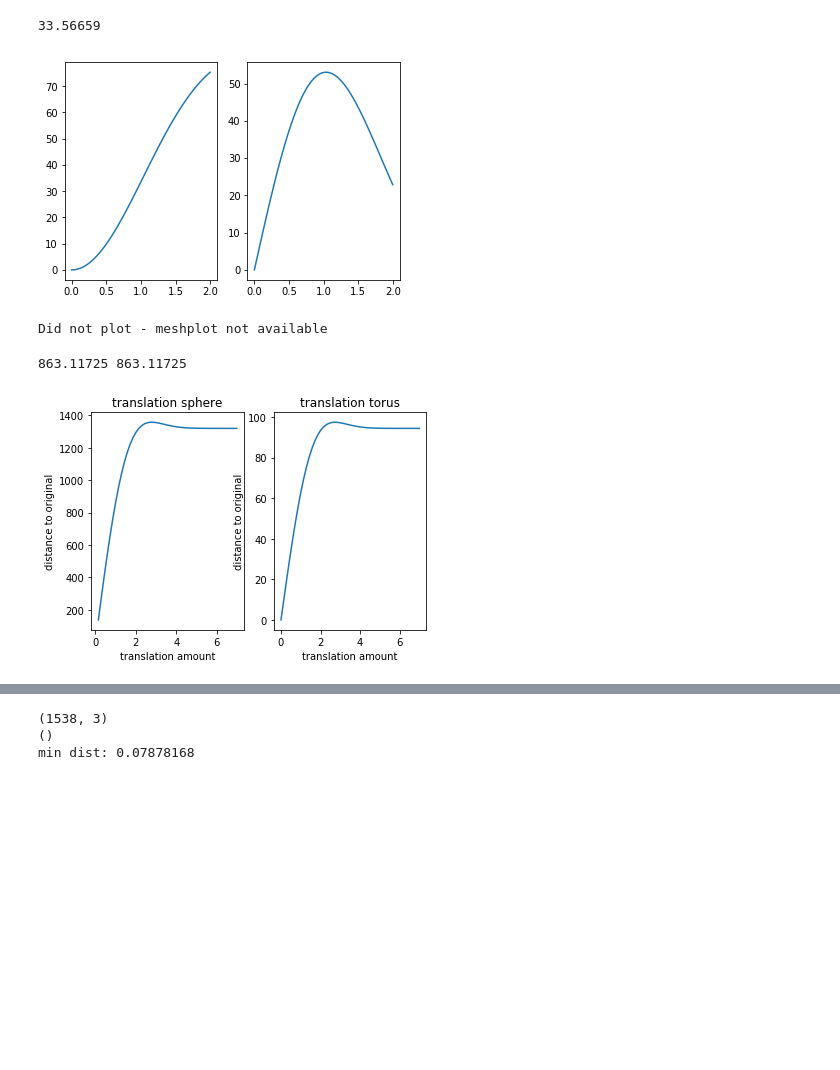
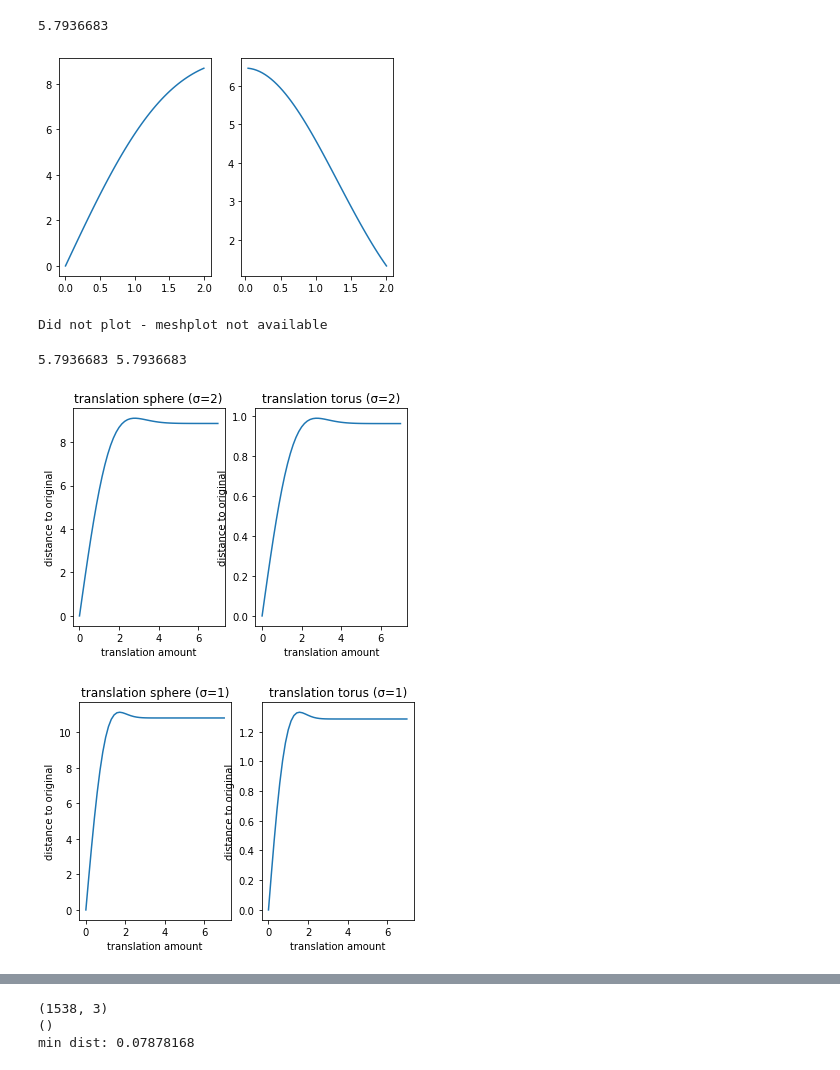
Before and after one commit to Mystiking/AppliedDifferentialGeometry, a Jupyter notebook: Distance measure for Currents.ipynb, the cells around one changed output, grey strips where cells are left out. Drawn from its saved outputs; the diff is of its cells as text; code cells hidden in the pictures; blank space fills up the shorter version.

```diff
--- a/Distance measure for Currents.ipynb
+++ b/Distance measure for Currents.ipynb
@@ -78,7 +78,7 @@ def distCurves(V1,F1,V2,F2,sigma):
     term2 = term(M2,M2,N2,N2)
     term3 = -2*term(M1,M2,N1,N2)
     res = term1 + term2 + term3
-    return res
+    return jnp.sqrt(jnp.clip(res, 0, None))
 
 def final_distCurves(V1,F1,V2,F2,sigma):
     return distCurves(V1,F1,V2,F2,sigma)
@@ -89,7 +89,7 @@ def scalar_dist(c,V,F):
 
 print(scalar_dist(jnp.float32(1),V_s,F_s))
 # %% [output]
-33.56659
+5.7936683
 # %%
 grad(scalar_dist)(jnp.float32(1.01),V_s,F_s)
 x = onp.linspace(0, 2, 50)
@@ -102,7 +102,7 @@ plt.subplot(1,2,2)
 plt.plot(x,y)
 plt.show()
 # %% [output]
-[figure, old version]
+[figure, new version]
 # %%
 plot_mesh((-1)*V_s,F_s)
 # %% [output]
@@ -110,27 +110,46 @@ Did not plot - meshplot not available
 # %%
 print(scalar_dist(jnp.float32(1),V_s,F_s),scalar_dist(jnp.float32(-1),V_s,F_s))
 # %% [output]
-863.11725 863.11725
+5.7936683 5.7936683
 # %%
 x = jnp.linspace(0, 7, 50)
 y = pmm.translate_x(distCurves, V_s, F_s, x)
 z = pmm.translate_x(distCurves, V_t, F_t, x)
 
 plt.subplot(1,2,1)
-plt.title('translation sphere')
+plt.title('translation sphere (σ=2)')
 plt.plot(x, y)
 plt.xlabel('translation amount')
 plt.ylabel('distance to original')
 
 plt.subplot(1,2,2)
-plt.title('translation torus')
+plt.title('translation torus (σ=2)')
 plt.plot(x, z)
 plt.xlabel('translation amount')
 plt.ylabel('distance to original')
 
 plt.show()
+
+x = jnp.linspace(0, 7, 50)
+y = pmm.translate_x(distCurves, V_s, F_s, x, 1)
+z = pmm.translate_x(distCurves, V_t, F_t, x, 1)
+
+plt.subplot(1,2,1)
+plt.title('translation sphere (σ=1)')
+plt.plot(x, y)
+plt.xlabel('translation amount')
+plt.ylabel('distance to original')
+
+plt.subplot(1,2,2)
+plt.title('translation torus (σ=1)')
+plt.plot(x, z)
+plt.xlabel('translation amount')
+plt.ylabel('distance to original')
+
+plt.show()
 # %% [output]
-[figure, old version]
+[figure, new version]
+[figure, added]
 # %%
 x = jnp.linspace(0.1, 10, 50)
 y = pmm.scale_x(distCurves, V_s, F_s, x)
```
Also changed, not shown: parts of 13 cells of this notebook.
